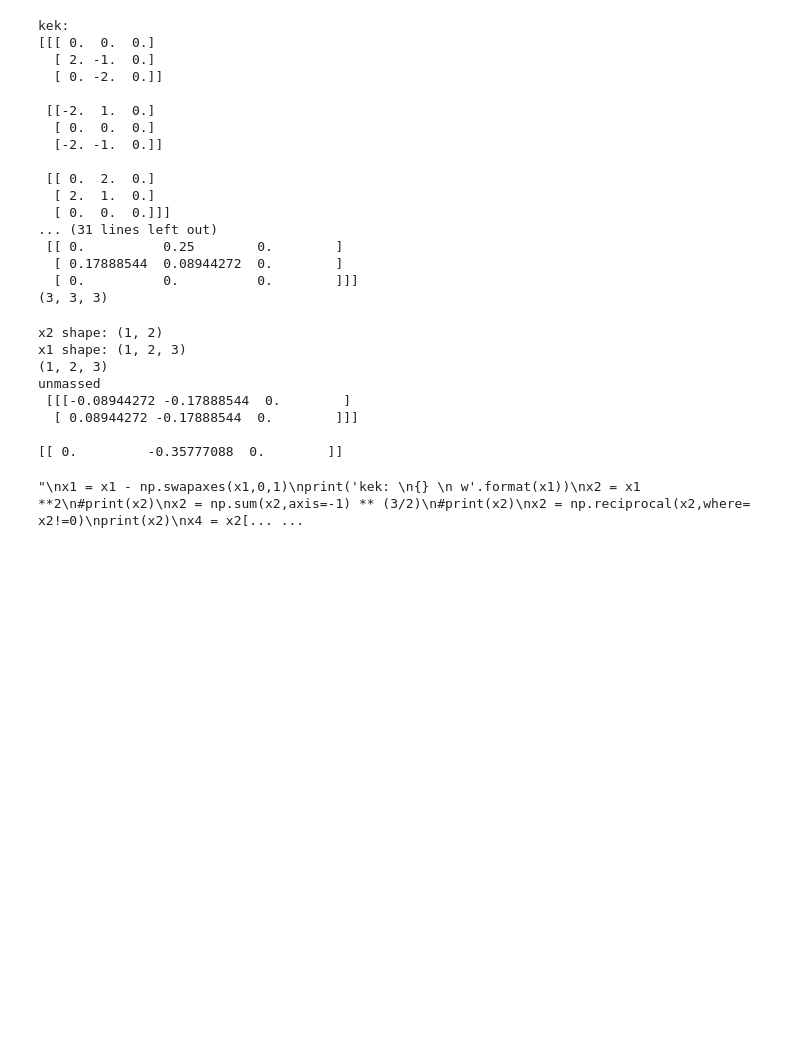
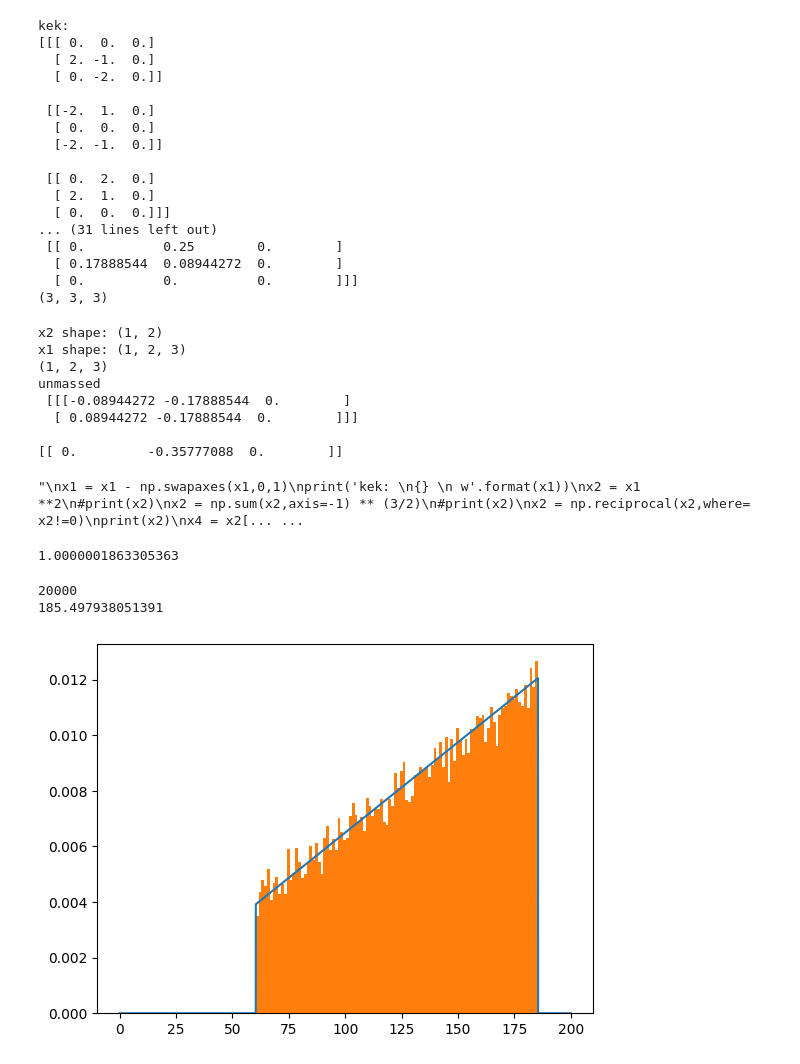
Before and after one commit to HalconDorado/CPr-3BodyProblem, a Jupyter notebook: SymplecticTest.ipynb, the cells around one changed output. Drawn from its saved outputs; the diff is of its cells as text; code cells hidden in the pictures; blank space fills up the shorter version.

```diff
--- a/SymplecticTest.ipynb
+++ b/SymplecticTest.ipynb
@@ -470,3 +464,76 @@ unmassed
 
 [[ 0.         -0.35777088  0.        ]]
 "\nx1 = x1 - np.swapaxes(x1,0,1)\nprint('kek: \n{} \n w'.format(x1))\nx2 = x1 **2\n#print(x2)\nx2 = np.sum(x2,axis=-1) ** (3/2)\n#print(x2)\nx2 = np.reciprocal(x2,where= x2!=0)\nprint(x2)\nx4 = x2[... ...
+# %%
+np.random.seed(1234)
+genLimits = np.array([60.3, 185.5]) #goes in constants dict
+def flatRadialPDF(x):
+    #genLimits = ConstantsDict.get('Generation Limits')
+    norm = 1 / (np.pi*(genLimits[1]**2 - genLimits[0]**2))
+    out = norm* 2* np.pi*(np.heaviside((x-genLimits[0]),0) - np.heaviside((x-genLimits[1]),0))* x
+    return out
+
+def flatRadialCDF(x):
+    #genLimits = ConstantsDict.get('Generation Limits')
+    norm = 1 / (np.pi*(genLimits[1]**2 - genLimits[0]**2))
+    out = norm* np.pi*(np.heaviside((x-genLimits[0]),0)*(x**2 -genLimits[0]**2) - np.heaviside((x-genLimits[1]),0)*(x**2 -genLimits[1]**2))
+    return out
+# %%
+
+n = 1000000
+genLimits = np.array([60.3, 185.5]) #goes in constants dict
+x = np.linspace(0,200,n)
+dt = 200/n
+y0 = flatRadialPDF(x)
+plt.plot(x,y0)
+print(np.sum(y0)*dt)
+y1 = flatRadialCDF(x)
+#plt.plot(x,y1)
+
+
+def NewtonRaphsonFlatRadial(f, df, x0, tolerance):
+    '''
+       finds a root of the equation f(x)=0, df is the derivative of f.
+       The function should stops iterating when
+
+            | x_{i+1} - x_{i} | < tolerance
+
+        and return an array with all the x_i values.
+
+        x_0 is the starting point.
+    '''
+    # YOUR CODE HERE
+    genLimits = np.array([60.3, 185.5])
+    #genLimits = ConstantsDict.get('Generation Limits')
+    output = np.array([])
+    xr0 = x0
+    xr1 = xr0 - f(xr0)/df(xr0)
+    output = np.append(output,[xr0,xr1])
+    while abs(xr1 - xr0) > tolerance:
+        xr0 = xr1
+        xr1 = xr0 - f(xr0)/df(xr0)
+        if xr1 > genLimits[1]:
+            xr1 = genLimits[1]
+        elif xr1 < genLimits[0]:
+            xr1 = genLimits[0]
+        output = np.append(output,xr1)
+    return output
+
+#np.random.seed(1234)
+numberOfPoints = 20000
+x = np.zeros(numberOfPoints)
+for i in range(numberOfPoints):
+    random = np.random.random()
+    def flatRadialCDFshifted(input):
+        return flatRadialCDF(input) - random
+    root = NewtonRaphsonFlatRadial(flatRadialCDFshifted, flatRadialPDF, 125, 1e-6)
+    root = root[-1]
+    x[i] = root
+print(len(x))
+plt.hist(x,bins=100,density=True)
+print(np.max(x))
+# %% [output]
+1.0000001863305363
+20000
+185.497938051391
+[figure, added]
```
Also changed, not shown: parts of 4 cells of this notebook, 5 other files.
